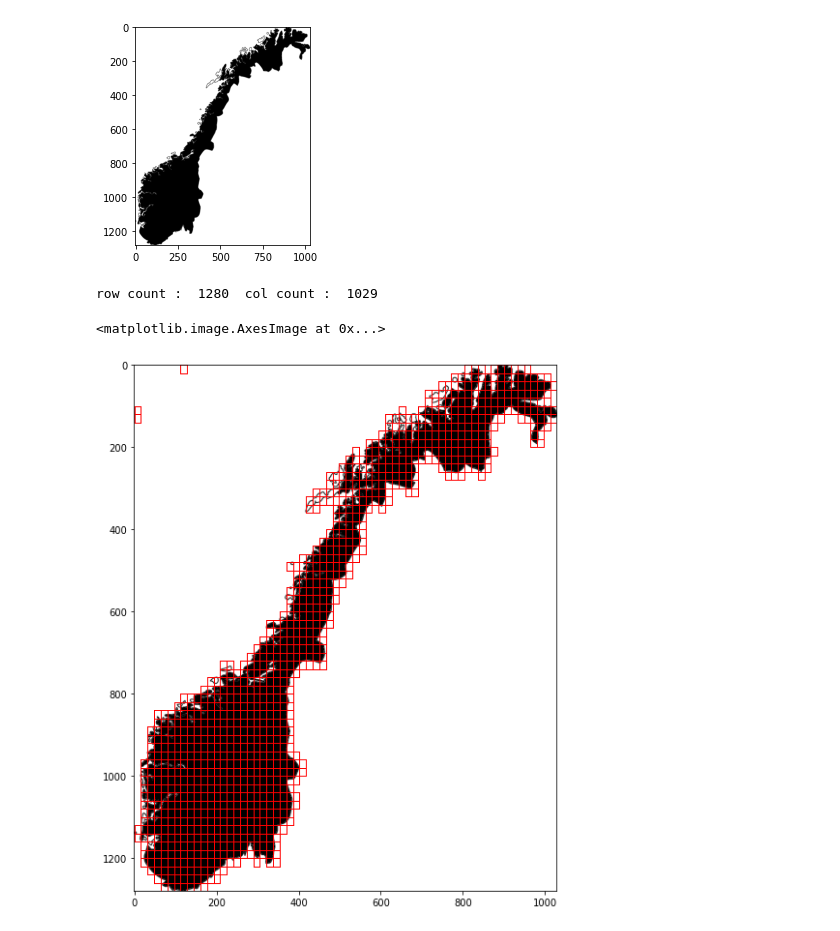
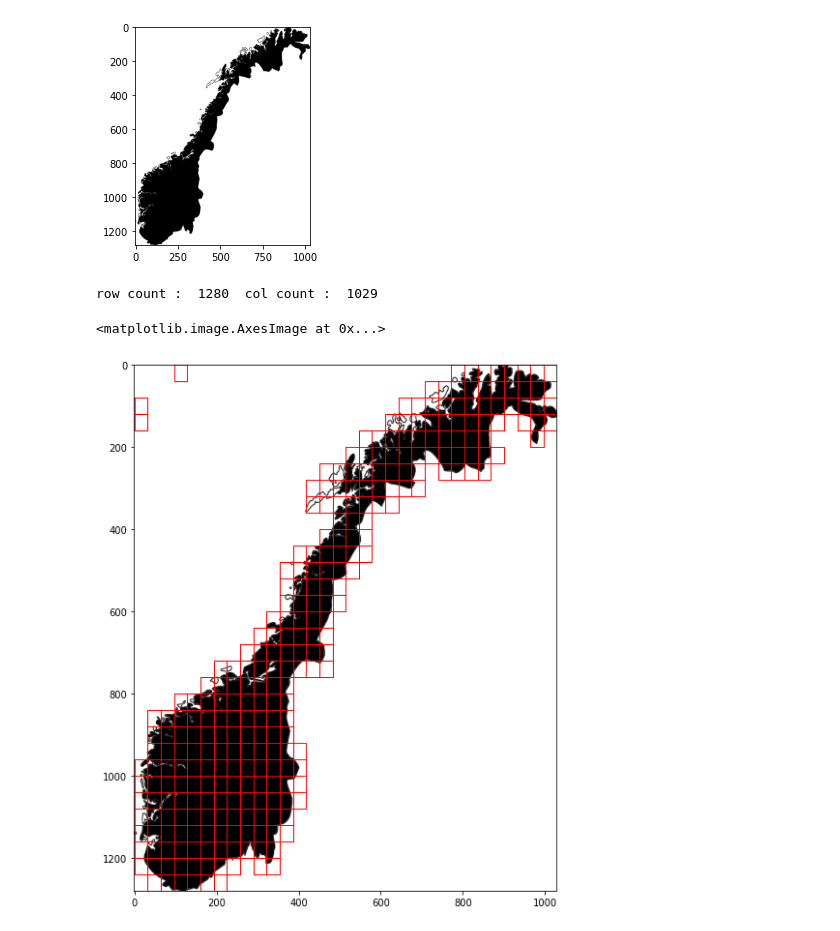
Before and after one commit to dsaha1656/orthogonal-hull, a Jupyter notebook: code/tesing_hull_algo.ipynb, the cells around one changed output. Saved outputs shown, nothing was run; the diff lists cells and outputs as text; code cells hidden in the pictures.

```diff
--- a/code/tesing_hull_algo.ipynb
+++ b/code/tesing_hull_algo.ipynb
@@ -188,27 +188,27 @@ def hasBorder(img, reference):
 # %%
 img_t = img.copy()
 row_count = len(img_t)    # row count
 col_count = len(img_t[0]) # col count
 print("row count : ", row_count, " col count : ", col_count)
 cords = [
     (0,0),                  # top left
     (col_count, 0),         # top right
     (col_count, row_count), # bottom right
     (0, row_count),         # bottom left
 ]
 # print(allBoxes)
-allBoxes = divideMap(img, cords, limit=6)
+allBoxes = divideMap(img, cords, limit=5)
 
 plt.figure(figsize = (20,10))
 
 i = 0
 for boundary in allBoxes:
     # if(i>2):
     #     break
     drawSingleBox(plt, boundary)
     i += 1
-plt.imshow(img, cmap='gray')
+plt.imshow(image, cmap='gray')
 # %% [output]
 row count :  1280  col count :  1029
 <matplotlib.image.AxesImage at 0x...>
-[figure, old version]
+[figure, new version]
```
Also changed, not shown: 8 other files.
